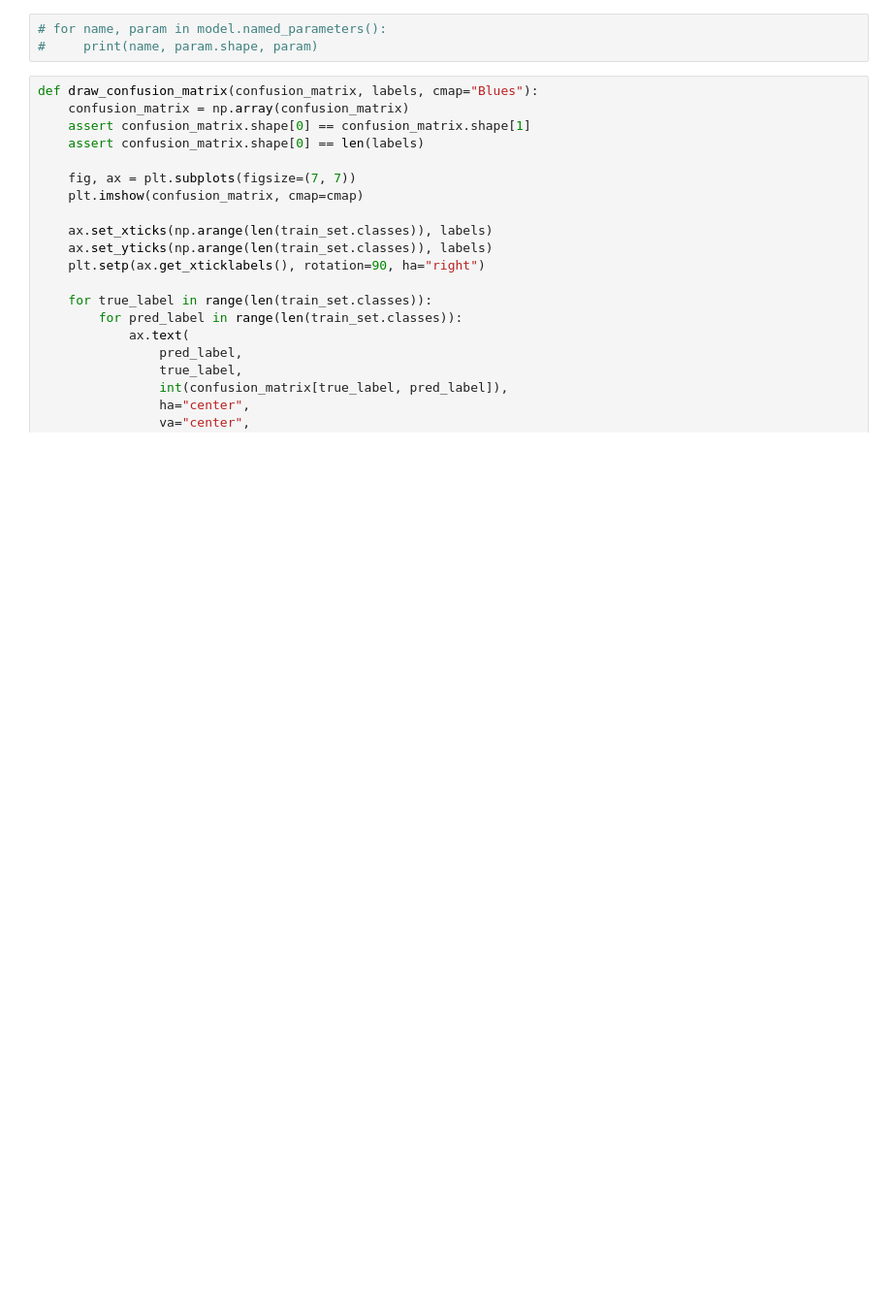
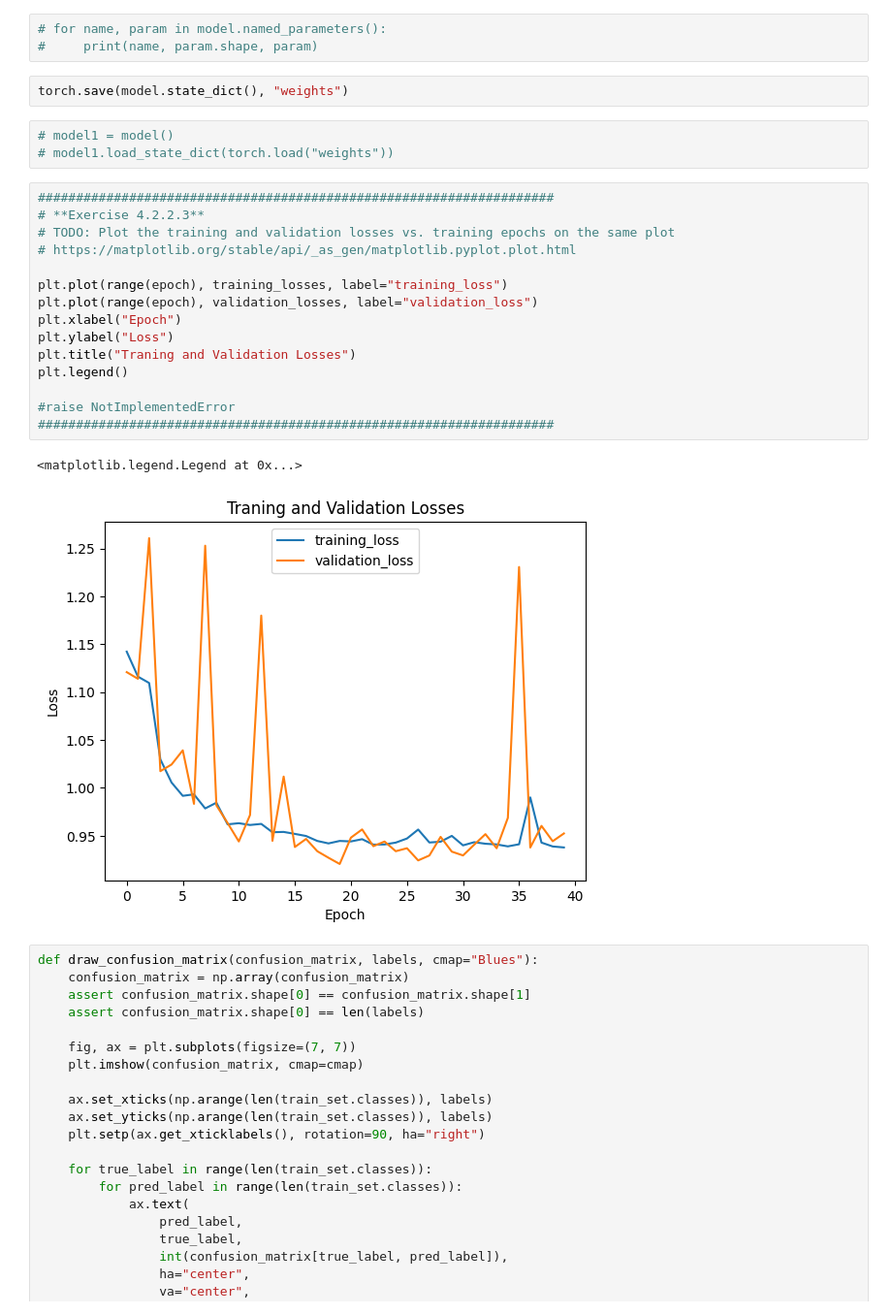
Before and after one commit to adrianmonaghan/SonoAcousticWhale, a Jupyter notebook: EDA/nn_model.ipynb, the cells around one changed output. Shown at 97% size. Cells and saved outputs as stored; diff of their text form; blank space fills up the shorter version.

```diff
--- a/EDA/nn_model.ipynb
+++ b/EDA/nn_model.ipynb
@@ -314,6 +331,29 @@ epoch: 4/4 | train loss=1.1823, train_acc=0.8621
 # %%
 # for name, param in model.named_parameters():
 #     print(name, param.shape, param)
+# %%
+torch.save(model.state_dict(), "weights")
+# %%
+# model1 = model()
+# model1.load_state_dict(torch.load("weights"))
+# %%
+####################################################################
+# **Exercise 4.2.2.3**
+# TODO: Plot the training and validation losses vs. training epochs on the same plot
+# https://matplotlib.org/stable/api/_as_gen/matplotlib.pyplot.plot.html
+
+plt.plot(range(epoch), training_losses, label="training_loss")
+plt.plot(range(epoch), validation_losses, label="validation_loss")
+plt.xlabel("Epoch")
+plt.ylabel("Loss")
+plt.title("Traning and Validation Losses")
+plt.legend()
+
+#raise NotImplementedError
+####################################################################
+# %% [output]
+<matplotlib.legend.Legend at 0x...>
+[figure, added]
 # %%
 def draw_confusion_matrix(confusion_matrix, labels, cmap="Blues"):
     confusion_matrix = np.array(confusion_matrix)
```
Also changed, not shown: parts of 23 cells of this notebook.
